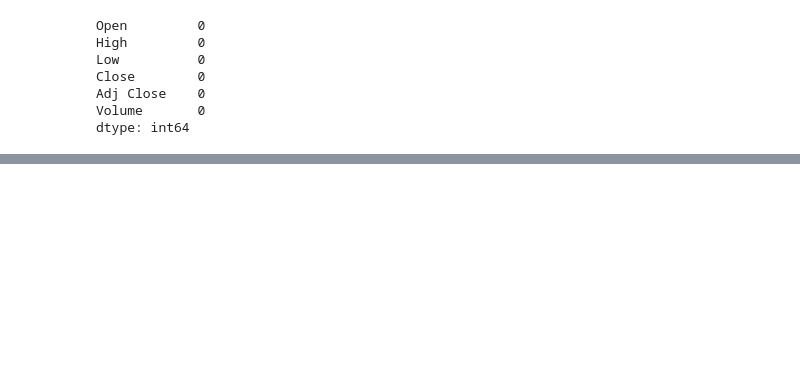
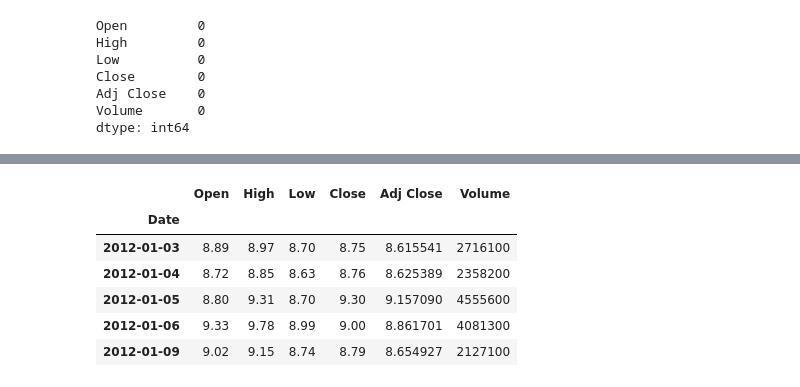
Before and after one commit to KPMallaney/TensorFlow, a Jupyter notebook: Stocks/LNGPrediction.ipynb, the cells around one changed output, grey strips where cells are left out. Drawn from its saved outputs; the diff is of its cells as text; code cells hidden in the pictures; blank space fills up the shorter version.

```diff
--- a/Stocks/LNGPrediction.ipynb
+++ b/Stocks/LNGPrediction.ipynb
@@ -77,0 +119,10 @@ testData = fullData.drop(trainData.index)
+# %%
+backupdf.head()
+# %% [output]
+|  | Open | High | Low | Close | Adj Close | Volume |
+| Date |  |  |  |  |  |  |
+| 2012-01-03 | 8.89 | 8.97 | 8.70 | 8.75 | 8.615541 | 2716100 |
+| 2012-01-04 | 8.72 | 8.85 | 8.63 | 8.76 | 8.625389 | 2358200 |
+| 2012-01-05 | 8.80 | 9.31 | 8.70 | 9.30 | 9.157090 | 4555600 |
+| 2012-01-06 | 9.33 | 9.78 | 8.99 | 9.00 | 8.861701 | 4081300 |
+| 2012-01-09 | 9.02 | 9.15 | 8.74 | 8.79 | 8.654927 | 2127100 |
```
Also changed, not shown: parts of 9 cells of this notebook.
